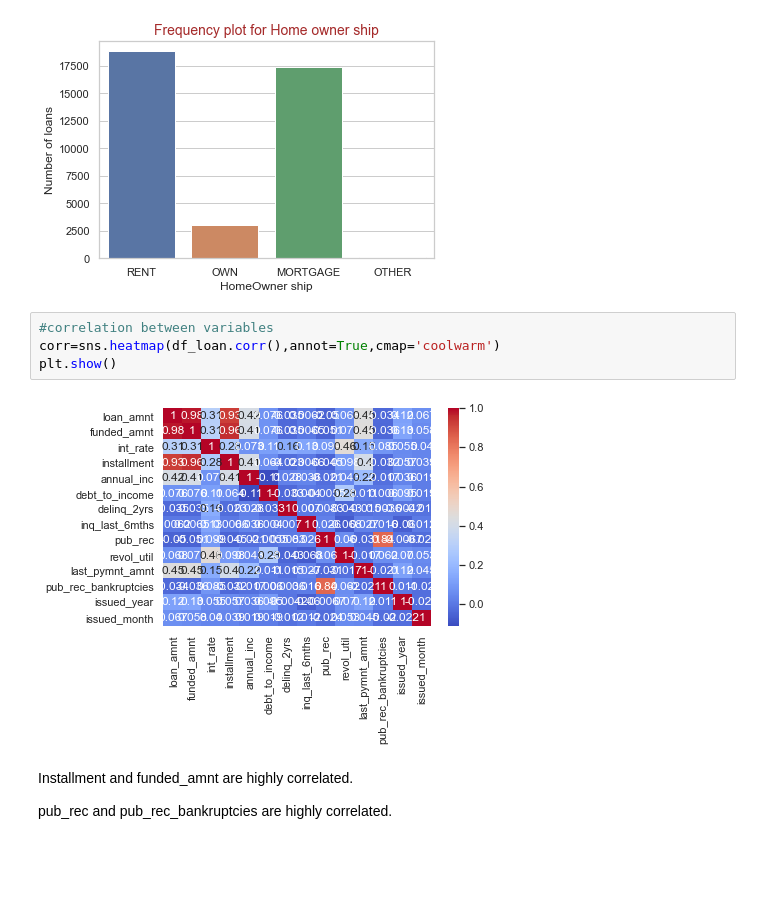
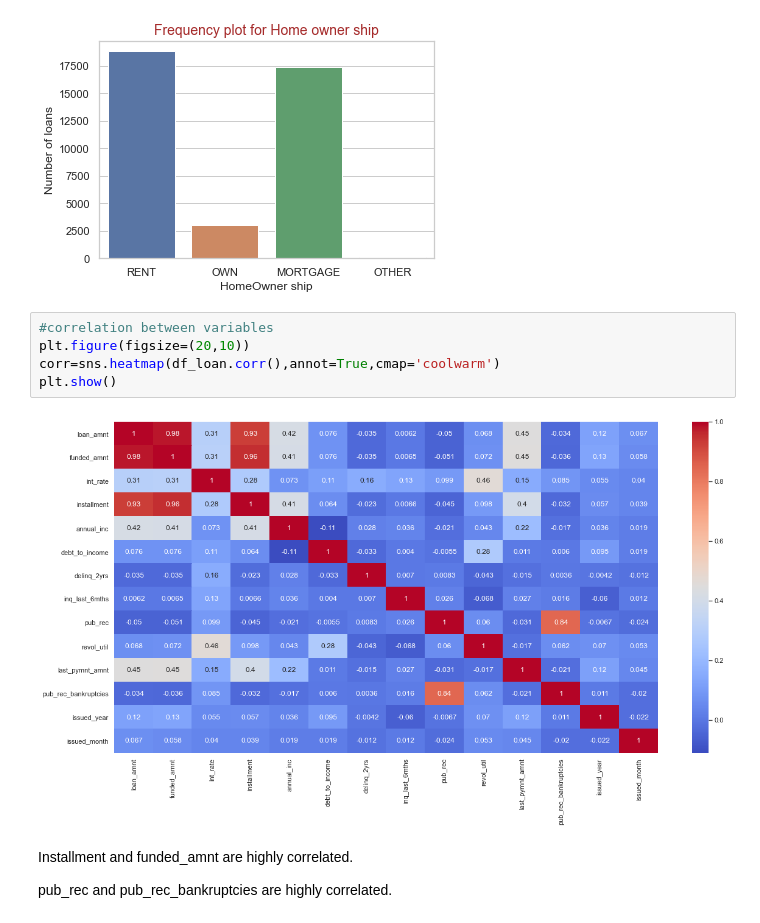
Before and after one commit to Sandhya-Girish/LendingClubCaseStudy, a Jupyter notebook: ML C34_SreevalliKaranam.ipynb, the cells around one changed output. Drawn from its saved outputs; the diff is of its cells as text; blank space fills up the shorter version.

```diff
--- a/ML C34_SreevalliKaranam.ipynb
+++ b/ML C34_SreevalliKaranam.ipynb
@@ -803,10 +803,11 @@ plt.show()
 [figure]
 # %%
 #correlation between variables
+plt.figure(figsize=(20,10))
 corr=sns.heatmap(df_loan.corr(),annot=True,cmap='coolwarm')
 plt.show()
 # %% [output]
-[figure, old version]
+[figure, new version]
 # %% [markdown]
 Installment and funded_amnt are highly correlated.
 
```
Also changed, not shown: parts of 16 cells of this notebook.
